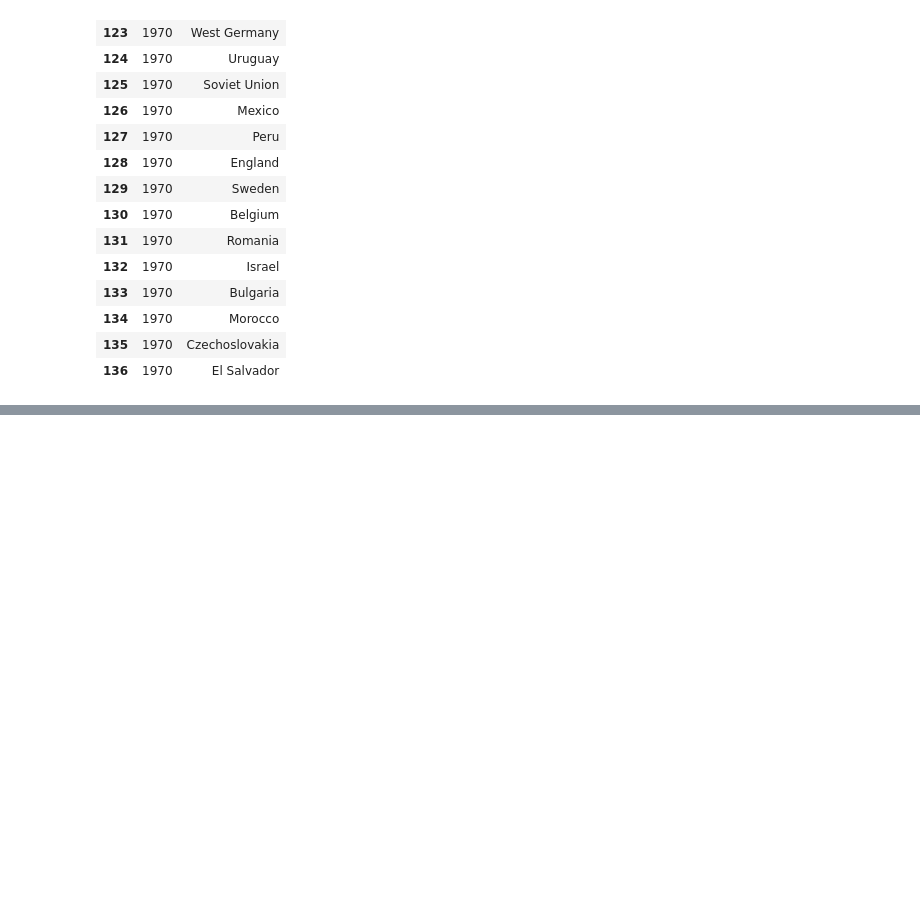
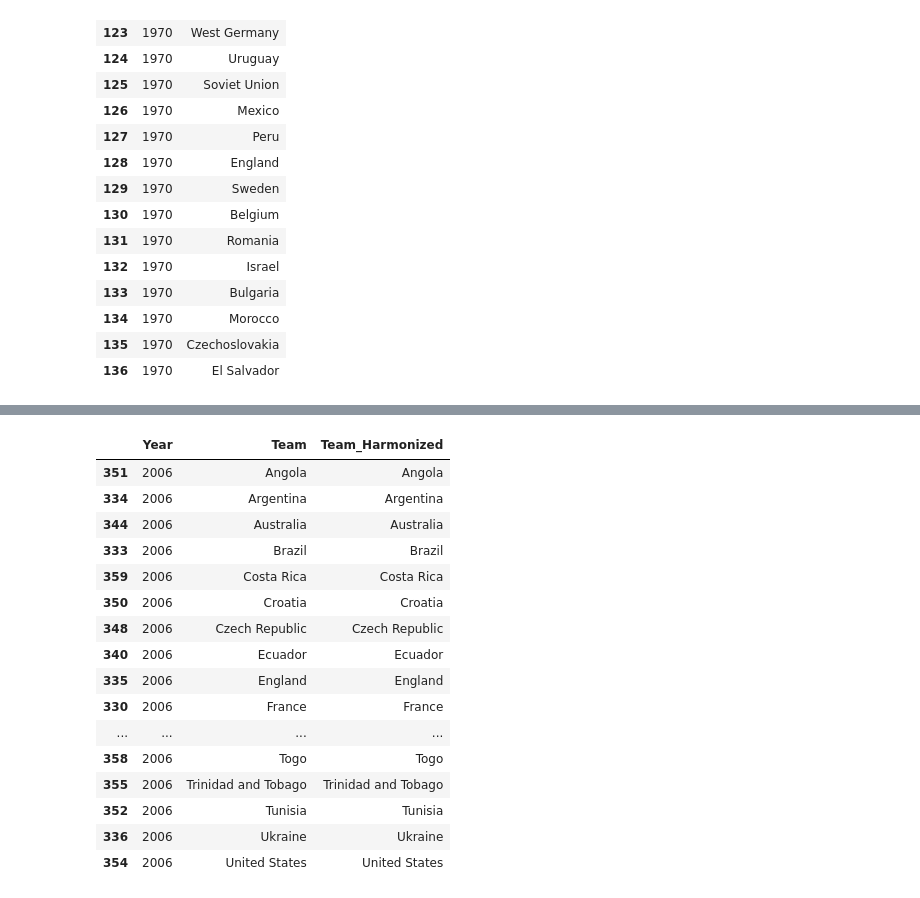
Before and after one commit to Chrilap95/Projet-fil-rouge, a Jupyter notebook: notebooks/02_nettoyage_preparation.ipynb, the cells around one changed output, grey strips where cells are left out. Saved outputs shown, nothing was run; the diff lists cells and outputs as text; code cells hidden in the pictures; blank space fills up the shorter version.

```diff
--- a/notebooks/02_nettoyage_preparation.ipynb
+++ b/notebooks/02_nettoyage_preparation.ipynb
@@ -171,0 +310,22 @@ df_fifa[df_fifa["Year"] == 1970][["Year", "Team"]]
+# %%
+df_fifa[
+    df_fifa["Year"] == 2006
+][["Year", "Team", "Team_Harmonized"]].sort_values("Team")
+# %% [output]
+|  | Year | Team | Team_Harmonized |
+| 351 | 2006 | Angola | Angola |
+| 334 | 2006 | Argentina | Argentina |
+| 344 | 2006 | Australia | Australia |
+| 333 | 2006 | Brazil | Brazil |
+| 359 | 2006 | Costa Rica | Costa Rica |
+| 350 | 2006 | Croatia | Croatia |
+| 348 | 2006 | Czech Republic | Czech Republic |
+| 340 | 2006 | Ecuador | Ecuador |
+| 335 | 2006 | England | England |
+| 330 | 2006 | France | France |
+| ... | ... | ... | ... |
+| 358 | 2006 | Togo | Togo |
+| 355 | 2006 | Trinidad and Tobago | Trinidad and Tobago |
+| 352 | 2006 | Tunisia | Tunisia |
+| 336 | 2006 | Ukraine | Ukraine |
+| 354 | 2006 | United States | United States |
```
Also changed, not shown: parts of 7 cells of this notebook.
